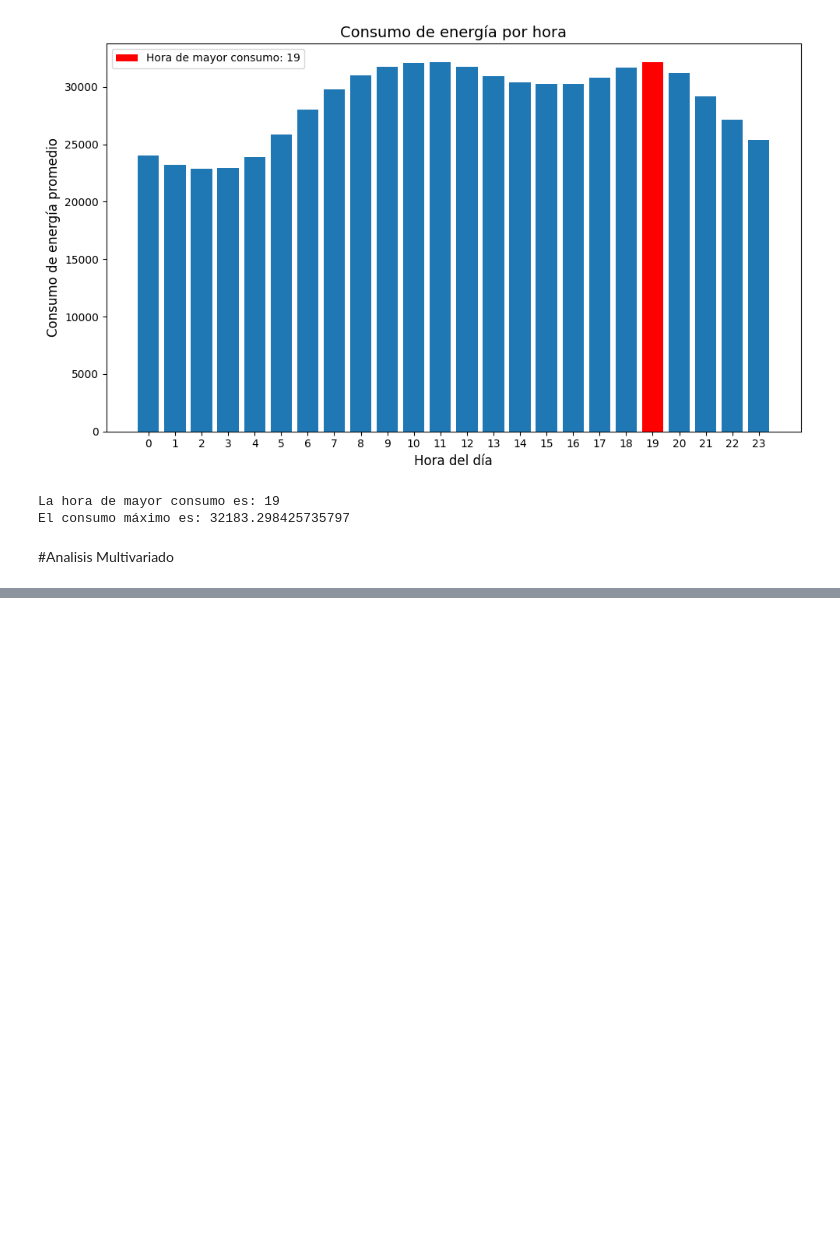
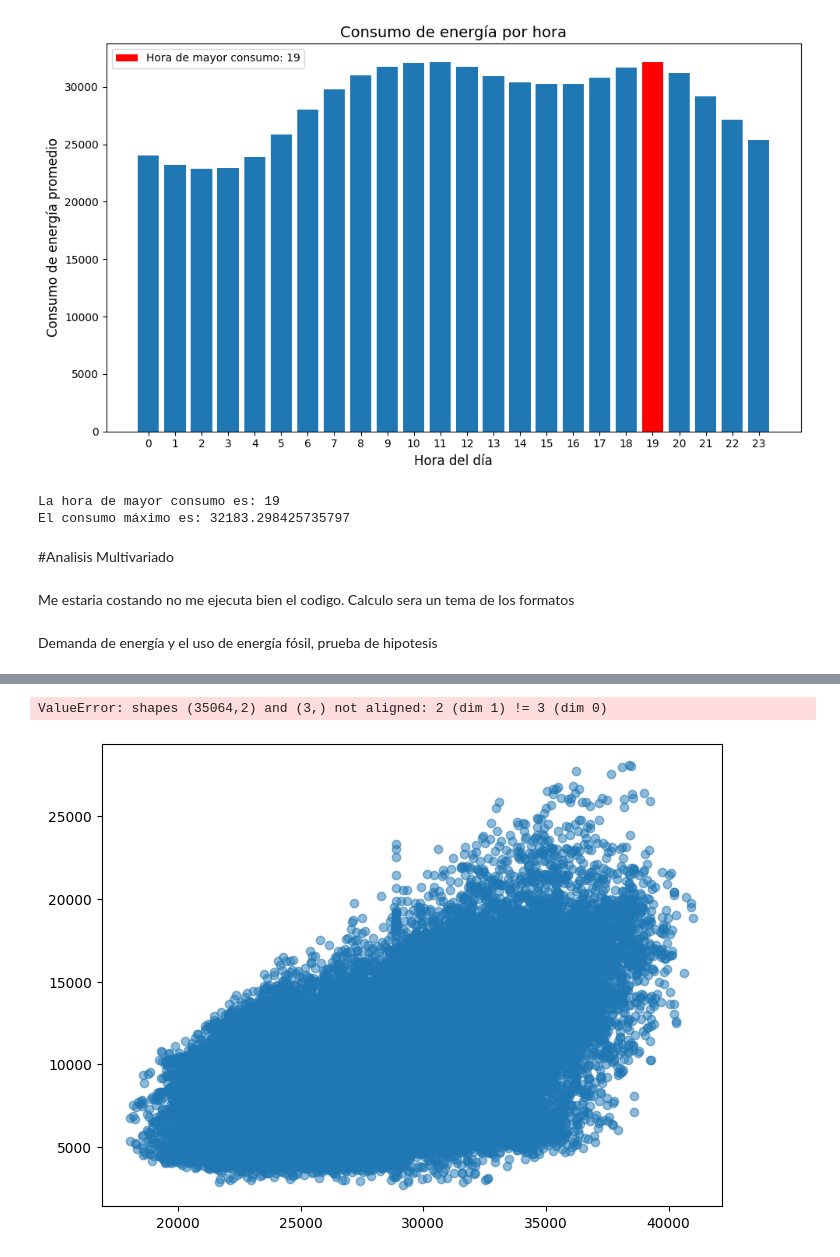
Before and after one commit to Rociosamudio/Machine-Learning-Data-Science-II, a Jupyter notebook: actividad_práctica_APIS_"LizRocio_SamudioRuiz”.ipynb, the cells around one changed output, grey strips where cells are left out. Saved outputs shown, nothing was run; the diff lists cells and outputs as text; code cells hidden in the pictures; blank space fills up the shorter version.

```diff
--- a/actividad_práctica_APIS_"LizRocio_SamudioRuiz”.ipynb
+++ b/actividad_práctica_APIS_"LizRocio_SamudioRuiz”.ipynb
@@ -919,3 +932,70 @@ La hora de mayor consumo es: 19
 El consumo máximo es: 32183.298425735797
 # %% [markdown]
 #Analisis Multivariado
+# %% [markdown]
+Me estaria costando no me ejecuta bien el codigo. Calculo sera un tema de los formatos
+# %% [markdown]
+Demanda de energía y el uso de energía fósil, prueba de hipotesis
+# %%
+import pandas as pd
+import matplotlib.pyplot as plt
+import matplotlib.cm as cm
+import statsmodels.api as sm
+
+# 1. Carga tus datos y crea una copia
+
+df_copy = df.copy()
+
+# 2. Convierte la columna 'tiempo' a datetime si es necesario
+df_copy['tiempo'] = pd.to_datetime(df_copy['tiempo'], errors='coerce')
+
+# 3. Calcula la generación fósil total (maneja posibles errores)
+cols_fosil = ['generación fósil carbón pardo/lignito', 'generación fósil gas derivado del carbón',
+             'generación fósil gas', 'generación fósil carbón duro', 'generación fósil petróleo',
+             'generación fósil esquisto bituminoso', 'generación fósil turba']
+df_copy['generación fósil total'] = df_copy[cols_fosil].sum(axis=1, skipna=True)
+
+# 4. Define las variables
+X = df_copy[['previsión de carga total', 'carga total real']]  # Variables predictoras
+y = df_copy['generación fósil total']  # Variable a predecir
+
+# 5. Manejo de valores no numéricos y faltantes
+for col in X.columns:
+    df_copy[col] = pd.to_numeric(df_copy[col], errors='coerce')  # Convierte a numérico
+X = X.dropna()  # Elimina filas con valores faltantes en X
+y = y.dropna()  # Elimina filas con valores faltantes en y
+
+# 6. Asegura que X e y tengan el mismo índice
+common_index = X.index.intersection(y.index)
+X = X.loc[common_index]
+y = y.loc[common_index]
+
+# 7. Ajusta el modelo de regresión lineal múltiple
+X = sm.add_constant(X)  # Añade una constante al modelo
+model = sm.OLS(y, X).fit()
+
+# 8. Imprime los resultados del modelo
+print(model.summary())
+
+# 9. Gráfico de dispersión con línea de regresión
+plt.figure(figsize=(8, 6))
+plt.scatter(df_copy['carga total real'], df_copy['generación fósil total'], alpha=0.5, label='Datos')
+plt.plot(df_copy['carga total real'], model.predict(sm.add_constant(df_copy[['carga total real']])),
+         color='red', label='Regresión lineal')
+plt.xlabel('Carga total real')
+plt.ylabel('Generación fósil total')
+plt.title('Relación entre demanda y generación fósil')
+plt.legend()
+plt.grid(True)
+plt.tight_layout()
+plt.show()
+
+# 10. Gráfico de barras de coeficientes
+plt.figure(figsize=(6, 4))
+plt.barh(X.columns[1:], model.params[1:], color=cm.viridis(0.5))  # Excluye la constante
+plt.xlabel('Coeficiente')
+plt.ylabel('Variable')
+plt.title('Influencia de las variables en la generación fósil')
+plt.tight_layout()
+plt.show()
+# %% [output]
@@ -921,0 +1019,2 @@ El consumo máximo es: 32183.298425735797
+ValueError: shapes (35064,2) and (3,) not aligned: 2 (dim 1) != 3 (dim 0)
+[figure, added]
```
Also changed, not shown: parts of 8 cells of this notebook.
